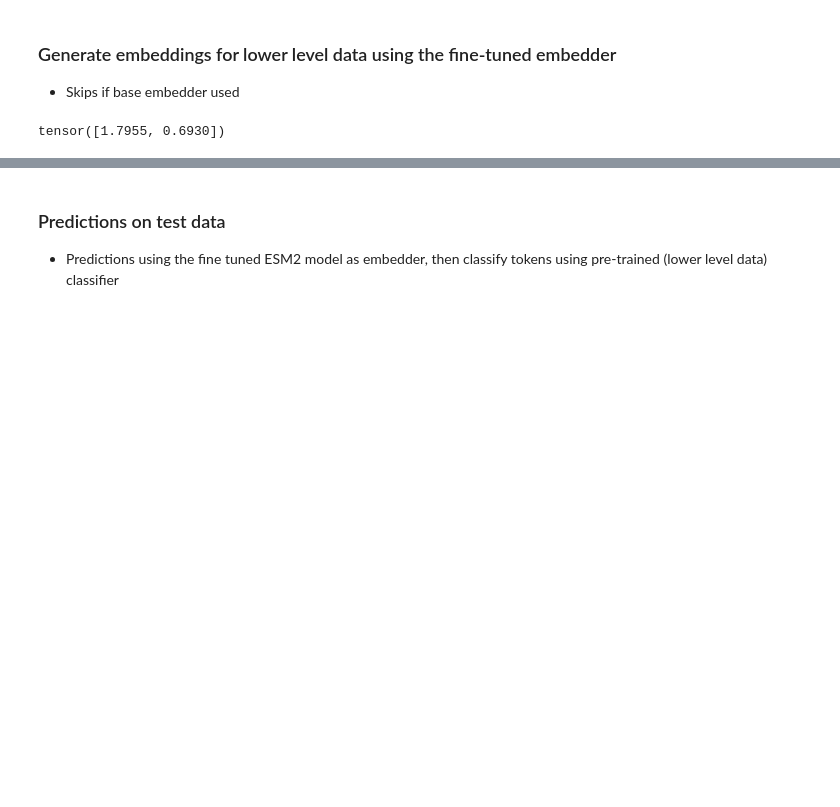
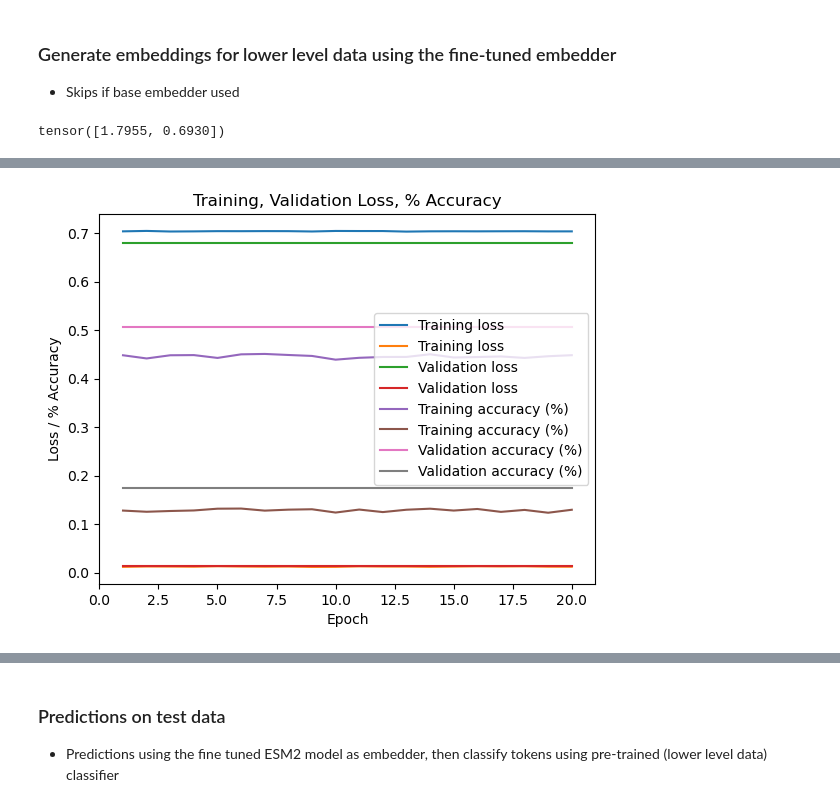
Before and after one commit to harryb257/MScProject, a Jupyter notebook: ESM2 finetune.ipynb, the cells around one changed output, grey strips where cells are left out. Drawn from its saved outputs; the diff is of its cells as text; code cells hidden in the pictures; blank space fills up the shorter version.

```diff
--- a/ESM2 finetune.ipynb
+++ b/ESM2 finetune.ipynb
@@ -910,18 +1037,20 @@ Final Trained Model Metrics
 # %%
 # Plot mean loss per epoch
 fig = plt.figure()
 ax = fig.add_subplot(1, 1, 1)
-ax.plot(range(1, len(clf_trained_avg_metrics)+1), clf_trained_avg_metrics['train_loss'], label='Training loss')
-ax.plot(range(1, len(clf_trained_avg_metrics)+1), clf_trained_avg_metrics['val_loss'], label='Validation loss')
-ax.plot(range(1, len(clf_trained_avg_metrics)+1), clf_trained_avg_metrics['train_acc'], label='Training accuracy (%)')
-ax.plot(range(1, len(clf_trained_avg_metrics)+1), clf_trained_avg_metrics['val_acc'], label='Validation accuracy (%)')
+ax.plot(range(1, len(clf_validation_avg_metrics)+1), clf_validation_avg_metrics['train_loss'], label='Training loss')
+ax.plot(range(1, len(clf_validation_avg_metrics)+1), clf_validation_avg_metrics['val_loss'], label='Validation loss')
+ax.plot(range(1, len(clf_validation_avg_metrics)+1), clf_validation_avg_metrics['train_acc'], label='Training accuracy (%)')
+ax.plot(range(1, len(clf_validation_avg_metrics)+1), clf_validation_avg_metrics['val_acc'], label='Validation accuracy (%)')
 ax.set_xlabel('Epoch')
 ax.set_ylabel('Loss / % Accuracy')
 ax.set_title('Training, Validation Loss, % Accuracy')
 ax.set_xlim(0, len(clf_trained_avg_metrics)+1)
 
 ax.legend()
 plt.show()
+# %% [output]
+[figure, added]
 # %%
 fig = plt.figure()
 ax = fig.add_subplot(1, 1, 1)
```
Also changed, not shown: parts of 18 cells of this notebook.
